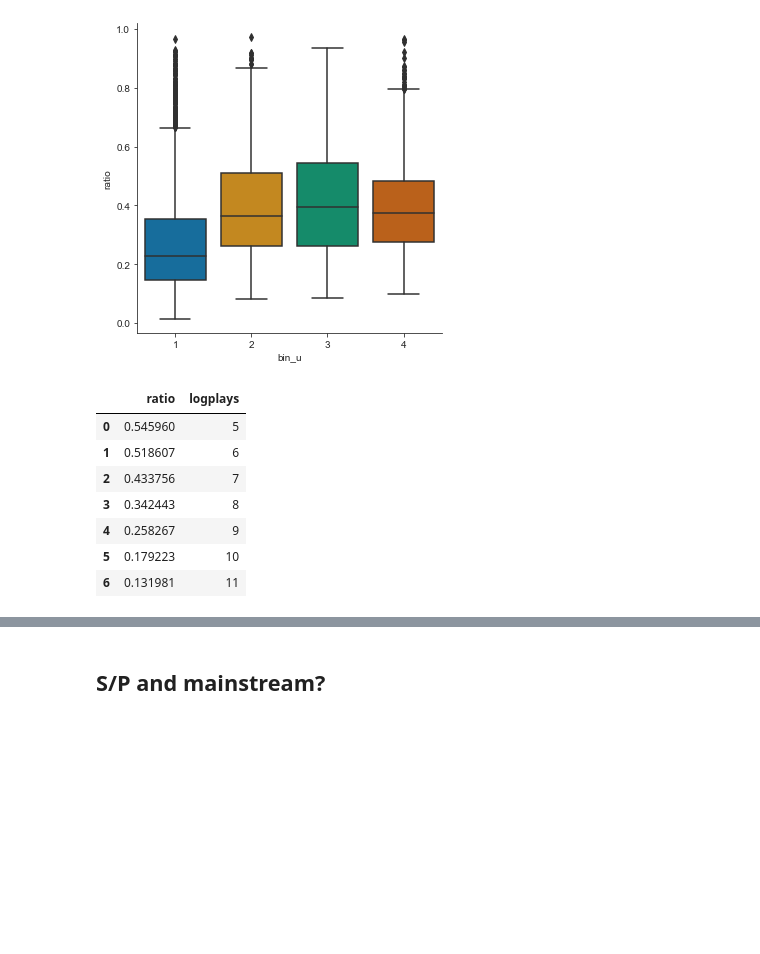
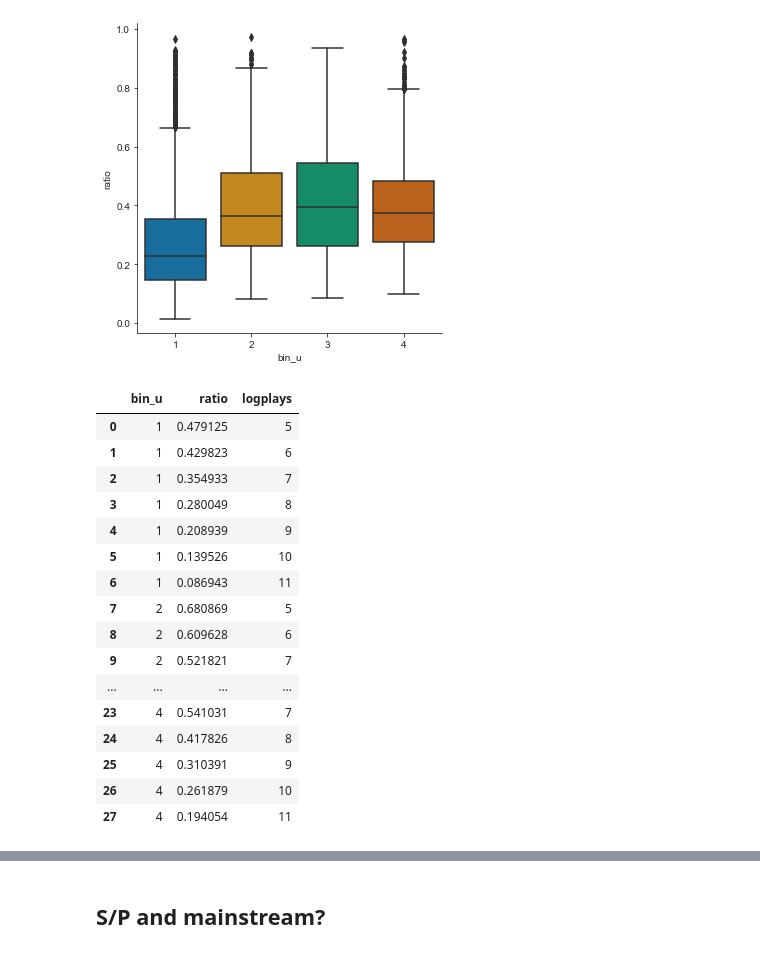
Before and after one commit to QuVil/cmb-recommendation, a Jupyter notebook: src/analysis/exploratory.ipynb, the cells around one changed output, grey strips where cells are left out. Cells and saved outputs as stored; diff of their text form; code cells hidden in the pictures; blank space fills up the shorter version.

```diff
--- a/src/analysis/exploratory.ipynb
+++ b/src/analysis/exploratory.ipynb
@@ -353,5 +340,7 @@ Organizing data...
 # %%
 sp_data.to_csv("../../data/sp_ratios_full.csv", index=False)
+# %%
+sp_data = pd.read_csv("../../data/sp_ratios_full.csv")
 # %%
 sp_data["logplays"] = sp_data["plays"].map(np.log)
 g = sns.FacetGrid(sp_data, row="bin_u", height=1.7, aspect=4)
@@ -379,18 +368,27 @@ plt.savefig("../../results/sp_ubins.pdf")
 # %%
 sp_data["logplays"] = sp_data["plays"].map(np.log)
 sp_data["quantile"] = pd.cut(sp_data["logplays"], np.arange(4.5, 12.5, 1))
 
-plays_means = sp_data.groupby(["quantile"]).mean()["ratio"].to_frame().reset_index().drop("quantile", axis=1)
-plays_means["logplays"] = np.arange(5, 12, 1)
+plays_means = sp_data.groupby(["bin_u", "quantile"]).mean()["ratio"].to_frame().reset_index().drop("quantile", axis=1)
+plays_means["logplays"] = list(np.arange(5, 12, 1)) * 4
 plays_means
 # %% [output]
-|  | ratio | logplays |
-| 0 | 0.545960 | 5 |
-| 1 | 0.518607 | 6 |
-| 2 | 0.433756 | 7 |
-| 3 | 0.342443 | 8 |
-| 4 | 0.258267 | 9 |
-| 5 | 0.179223 | 10 |
-| 6 | 0.131981 | 11 |
+|  | bin_u | ratio | logplays |
+| 0 | 1 | 0.479125 | 5 |
+| 1 | 1 | 0.429823 | 6 |
+| 2 | 1 | 0.354933 | 7 |
+| 3 | 1 | 0.280049 | 8 |
+| 4 | 1 | 0.208939 | 9 |
+| 5 | 1 | 0.139526 | 10 |
+| 6 | 1 | 0.086943 | 11 |
+| 7 | 2 | 0.680869 | 5 |
+| 8 | 2 | 0.609628 | 6 |
+| 9 | 2 | 0.521821 | 7 |
+| ... | ... | ... | ... |
+| 23 | 4 | 0.541031 | 7 |
+| 24 | 4 | 0.417826 | 8 |
+| 25 | 4 | 0.310391 | 9 |
+| 26 | 4 | 0.261879 | 10 |
+| 27 | 4 | 0.194054 | 11 |
 # %%
 f, ax = plt.subplots(figsize=(7, 7))
```
Also changed, not shown: parts of 2 cells of this notebook, 15 other files.
